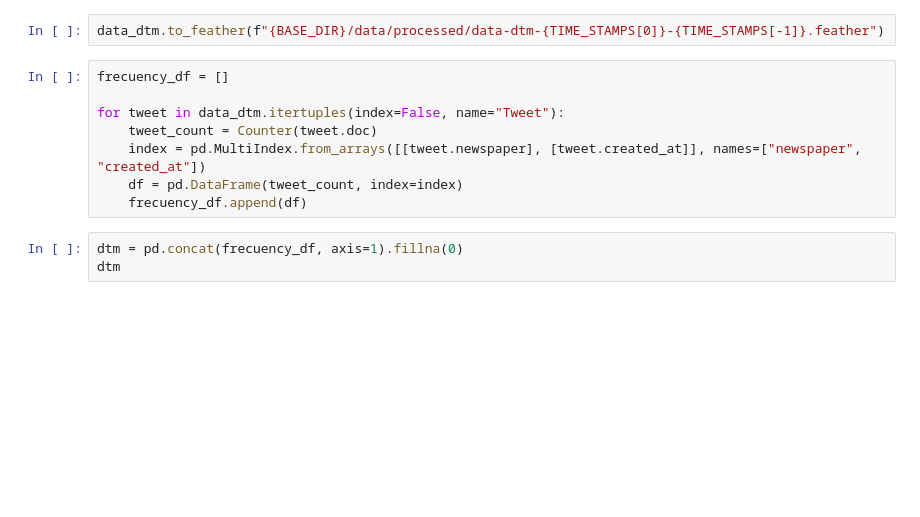
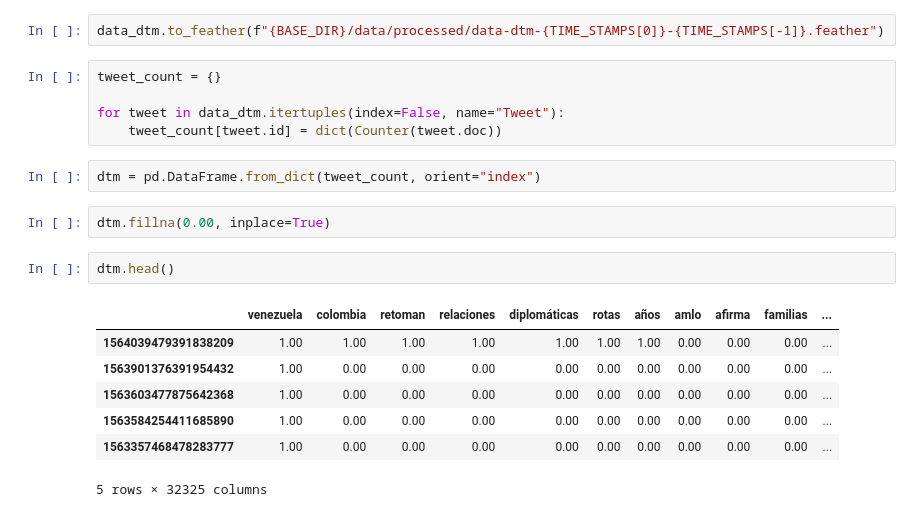
Before and after one commit to drearondov/NLP-newspapersAnalysis, a Jupyter notebook: notebooks/1-dataCleaning.ipynb, the cells around one changed output. Drawn from its saved outputs; the diff is of its cells as text; blank space fills up the shorter version.

```diff
--- a/notebooks/1-dataCleaning.ipynb
+++ b/notebooks/1-dataCleaning.ipynb
@@ -492,13 +496,21 @@ data_dtm.head()
 # %%
 data_dtm.to_feather(f"{BASE_DIR}/data/processed/data-dtm-{TIME_STAMPS[0]}-{TIME_STAMPS[-1]}.feather")
 # %%
-frecuency_df = []
+tweet_count = {}
 
 for tweet in data_dtm.itertuples(index=False, name="Tweet"):
-    tweet_count = Counter(tweet.doc)
-    index = pd.MultiIndex.from_arrays([[tweet.newspaper], [tweet.created_at]], names=["newspaper", "created_at"])
-    df = pd.DataFrame(tweet_count, index=index)
-    frecuency_df.append(df)
+    tweet_count[tweet.id] = dict(Counter(tweet.doc))
-# %%
-dtm = pd.concat(frecuency_df, axis=1).fillna(0)
-dtm
+# %%
+dtm = pd.DataFrame.from_dict(tweet_count, orient="index")
+# %%
+dtm.fillna(0.00, inplace=True)
+# %%
+dtm.head()
+# %% [output]
+|  | venezuela | colombia | retoman | relaciones | diplomáticas | rotas | años | amlo | afirma | familias | ... |
+| 1564039479391838209 | 1.00 | 1.00 | 1.00 | 1.00 | 1.00 | 1.00 | 1.00 | 0.00 | 0.00 | 0.00 | ... |
+| 1563901376391954432 | 1.00 | 0.00 | 0.00 | 0.00 | 0.00 | 0.00 | 0.00 | 0.00 | 0.00 | 0.00 | ... |
+| 1563603477875642368 | 1.00 | 0.00 | 0.00 | 0.00 | 0.00 | 0.00 | 0.00 | 0.00 | 0.00 | 0.00 | ... |
+| 1563584254411685890 | 1.00 | 0.00 | 0.00 | 0.00 | 0.00 | 0.00 | 0.00 | 0.00 | 0.00 | 0.00 | ... |
+| 1563357468478283777 | 1.00 | 0.00 | 0.00 | 0.00 | 0.00 | 0.00 | 0.00 | 0.00 | 0.00 | 0.00 | ... |
+5 rows × 32325 columns
```
Also changed, not shown: parts of 10 cells of this notebook, 2 other files.
